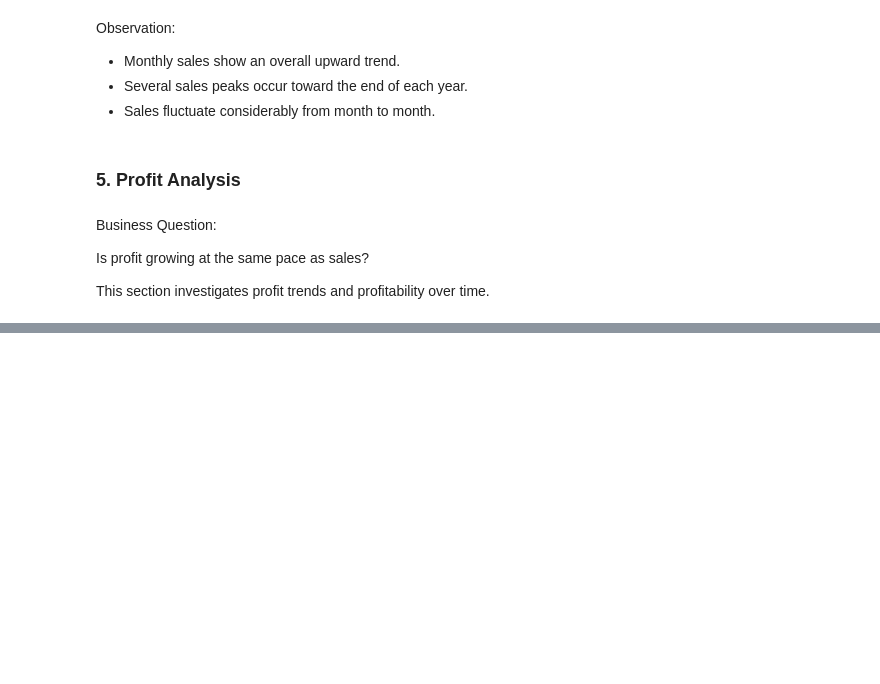
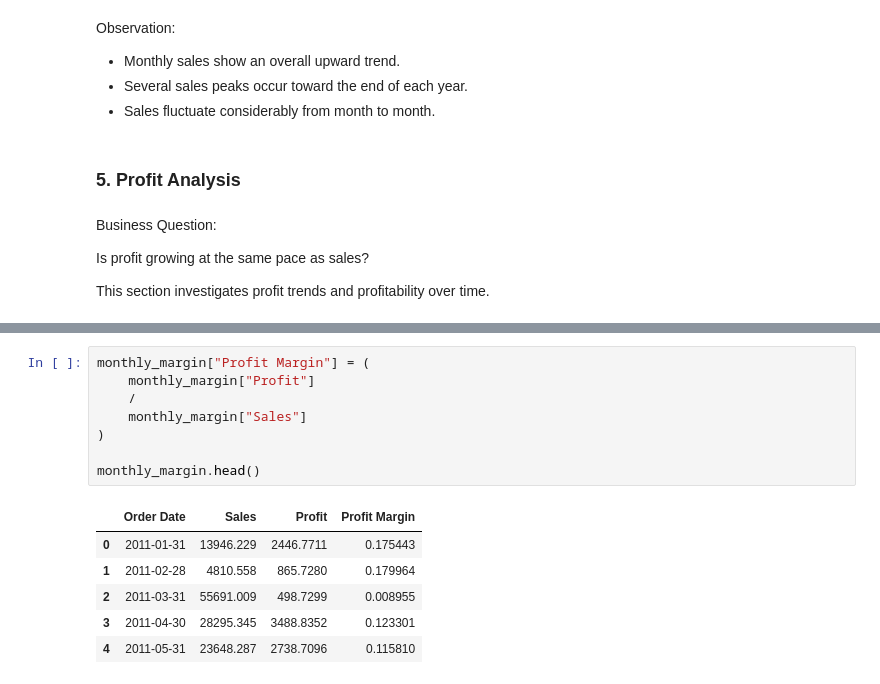
Before and after one commit to Li374/dap1_superstore_sales, a Jupyter notebook: notebooks/04_business_analysis.ipynb, the cells around one changed output, grey strips where cells are left out. Drawn from its saved outputs; the diff is of its cells as text; blank space fills up the shorter version.

```diff
--- a/notebooks/04_business_analysis.ipynb
+++ b/notebooks/04_business_analysis.ipynb
@@ -123,0 +177,15 @@ This section investigates profit trends and profitability over time.
+# %%
+monthly_margin["Profit Margin"] = (
+    monthly_margin["Profit"]
+    /
+    monthly_margin["Sales"]
+)
+
+monthly_margin.head()
+# %% [output]
+|  | Order Date | Sales | Profit | Profit Margin |
+| 0 | 2011-01-31 | 13946.229 | 2446.7711 | 0.175443 |
+| 1 | 2011-02-28 | 4810.558 | 865.7280 | 0.179964 |
+| 2 | 2011-03-31 | 55691.009 | 498.7299 | 0.008955 |
+| 3 | 2011-04-30 | 28295.345 | 3488.8352 | 0.123301 |
+| 4 | 2011-05-31 | 23648.287 | 2738.7096 | 0.115810 |
```
Also changed, not shown: parts of 12 cells of this notebook, 1 other file.
